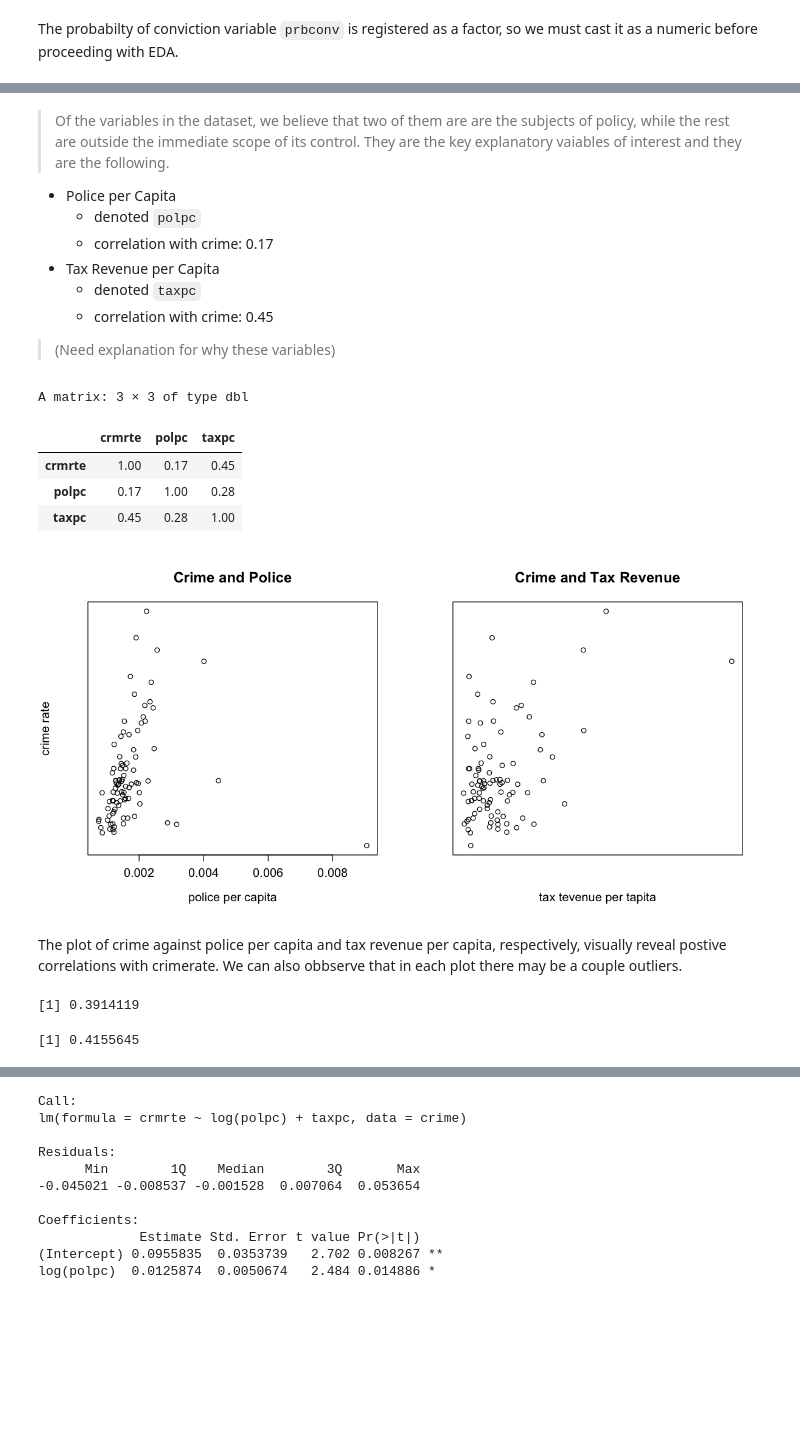
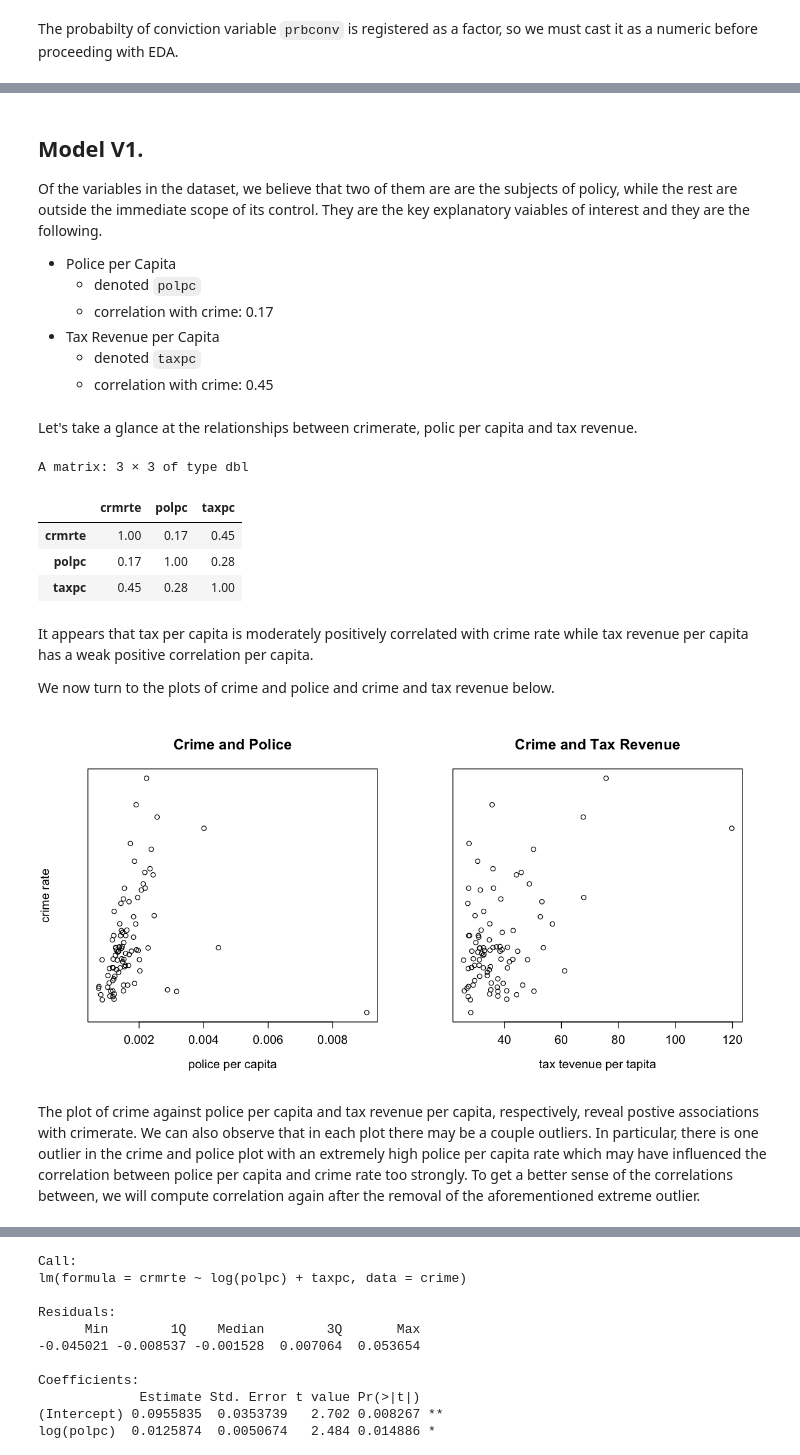
Before and after one commit to JBPelzner/w203-Lab-3, a Jupyter notebook: lab_3_report.ipynb, the cells around one changed output, grey strips where cells are left out. Cells and saved outputs as stored; diff of their text form; code cells hidden in the pictures; blank space fills up the shorter version.

```diff
--- a/lab_3_report.ipynb
+++ b/lab_3_report.ipynb
@@ -91,2 +87,4 @@ crime$prbconv <- as.numeric(crime$prbconv)
+# %%
+crime <- crime[!names(crime) %in% c('year', 'county')]
 # %% [markdown]
 The probabilty of conviction variable `prbconv` is registered as a factor, so we must cast it as a numeric before proceeding with EDA.
@@ -195,29 +91,35 @@ Warning message in cor(crime[, names(crime) %in% cols]):
 # %% [markdown]
->Of the variables in the dataset, we believe that two of them are are the subjects of policy, while the rest are outside the immediate scope of its control. They are the key explanatory vaiables of interest and they are the following.
+## Model V1.
+
+Of the variables in the dataset, we believe that two of them are are the subjects of policy, while the rest are outside the immediate scope of its control. They are the key explanatory vaiables of interest and they are the following.
 * Police per Capita
     * denoted `polpc`
     * correlation with crime: 0.17
 * Tax Revenue per Capita
     * denoted `taxpc`
     * correlation with crime:  0.45
-
-
-> (Need explanation for why these variables)
+# %% [markdown]
+Let's take a glance at the relationships between crimerate, polic per capita and tax revenue.
+# %%
+# Correlation matrix for these variables
+round(cor(crime[ ,c('crmrte', 'polpc', 'taxpc')]), 2)
+# %% [output]
+A matrix: 3 × 3 of type dbl
+|  | crmrte | polpc | taxpc |
+| crmrte | 1.00 | 0.17 | 0.45 |
+| polpc | 0.17 | 1.00 | 0.28 |
+| taxpc | 0.45 | 0.28 | 1.00 |
+# %% [markdown]
+It appears that tax per capita is moderately positively correlated with crime rate while tax revenue per capita has a weak positive correlation per capita.
+
+We now turn to the plots of crime and police and crime and tax revenue below.
 # %%
 options(repr.plot.height = 5, repr.plot.width = 10, repr.plot.pointsize = 10)
 par(mfrow=c(1,2))
 y <- crime$crmrte
-plot(crime$polpc, y, xlab = 'police per capita', ylab = 'crime rate', main = 'Crime and Police', yaxt='n')
-plot(crime$taxpc, y, xlab = 'tax tevenue per tapita', ylab = '', main ='Crime and Tax Revenue', xaxt='n', yaxt='n')
-
-# Correlation matrix for these variables
-cor_mat(cols = c('crmrte', 'polpc', 'taxpc'))
+plot(crime$polpc, y, xlab = 'police per capita', ylab = 'crime rate', main = 'Crime and Police',  yaxt='n')
+plot(crime$taxpc, y, xlab = 'tax tevenue per tapita', ylab = '', main ='Crime and Tax Revenue', yaxt='n')
 # %% [output]
-A matrix: 3 × 3 of type dbl
-|  | crmrte | polpc | taxpc |
-| crmrte | 1.00 | 0.17 | 0.45 |
-| polpc | 0.17 | 1.00 | 0.28 |
-| taxpc | 0.45 | 0.28 | 1.00 |
-[figure, old version]
+[figure, new version]
 # %% [markdown]
-The plot of crime against police per capita and tax revenue per capita, respectively, visually reveal postive correlations with crimerate. We can also obbserve that in each plot there may be a couple outliers.
+The plot of crime against police per capita and tax revenue per capita, respectively, reveal postive associations with crimerate. We can also observe that in each plot there may be a couple outliers. In particular, there is one outlier in the crime and police plot with an extremely high police per capita rate which may have influenced the correlation between police per capita and crime rate too strongly. To get a better sense of the correlations between, we will compute correlation again after the removal of the aforementioned extreme outlier.
@@ -227,8 +125,0 @@ The plot of crime against police per capita and tax revenue per capita, respecti
-# %%
-cor(y, log(crime$polpc))
-# %% [output]
-[1] 0.3914119
-# %%
-cor(y, log(crime$taxpc))
-# %% [output]
-[1] 0.4155645
```
Also changed, not shown: parts of 43 cells of this notebook, 1 other file.
